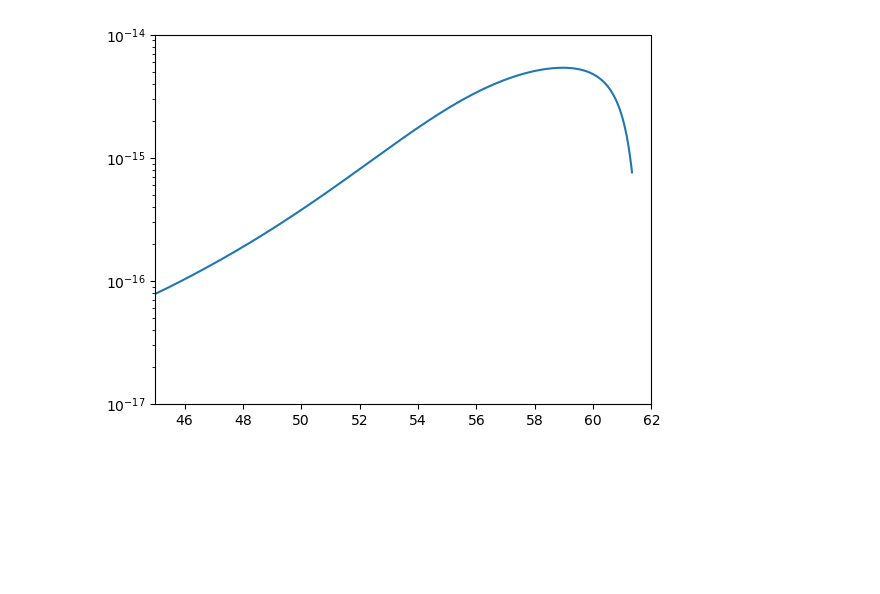
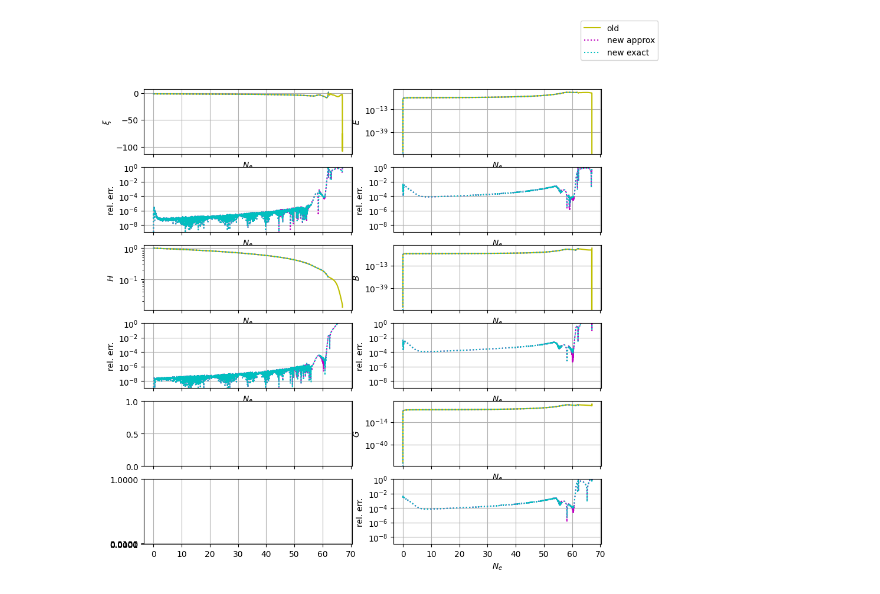
Before and after one commit to richard-von-eckardstein/GEFF, a Jupyter notebook: ClassingItUp.ipynb, the cells around one changed output. Saved outputs shown, nothing was run; the diff lists cells and outputs as text; code cells hidden in the pictures; blank space fills up the shorter version.

```diff
--- a/ClassingItUp.ipynb
+++ b/ClassingItUp.ipynb
@@ -1 +15,15 @@
+# %%
+def PlotComp(ax1, ax2, N, Y, Nref, Yref, col="k:", label=None, interp="lin"):
+    ax1.plot(N, Y, col, label=label)
+    ax1.set_xlabel(r"$N_e$")
+    if interp=="cubic":
+        spl = CubicSpline(N, Y)
+        ax2.plot(Nref, abs(spl(Nref)/Yref-1), col)
+    else:
+        spl = np.interp(Nref, N, Y)
+        ax2.plot(Nref, abs(spl/Yref-1), col)
+    ax2.set_yscale("log")
+    ax2.set_ylabel("rel. err.")
+    ax2.set_xlabel(r"$N_e$")
+    return
 # %%
@@ -506,7 +552,8 @@ Mpl = 1
 M = 6e-6*Mpl
 phi0 = 15.55*Mpl #in Pl units
 dphidt0 = -np.sqrt(2/3)*M*Mpl
-ntr = 56
-SE = "mix"
+ntr = 55
+SE = None
 dic = {"phi":phi0, "dphi":dphidt0, "delta":1., "rhoChi":0.}
 G = GEF(alpha, beta, Mpl, dic, M, ntr, SE, approx=True)
+F = GEF(alpha, beta, Mpl, dic, M, ntr, SE, approx=False)
@@ -519,8 +595,67 @@ Elapsed time: 52.0222 seconds
 # %%
-G.Unitful()
+fig, ax = plt.subplots(6,2, figsize=(10,10), sharex=True)
 
-plt.plot(G.vals["N"], 0.5*G.vals["E"])
-plt.yscale("log")
-plt.xlim(45, 62)
-plt.ylim(1e-17, 1e-14)
+
+ax[0,0].plot(N4, xi4, "y-", label="old")
+PlotComp(ax[0,0], ax[1,0], N1, xi1, N4, xi4, col="m:", label="new approx")
+PlotComp(ax[0,0], ax[1,0], N2, xi2, N4, xi4, col="c:", label="new exact")
+#ax[0,0].set_yscale("log")
+ax[0,0].set_ylabel(r"$\xi$")
+
+ax[2,0].plot(N4, H4, "y-")
+PlotComp(ax[2,0], ax[3,0], N1, H1, N4, H4, col="m:")
+PlotComp(ax[2,0], ax[3,0], N2, H2, N4, H4, col="c:")
+ax[2,0].set_ylabel(r"$H$")
+ax[2,0].set_yscale("log")
+
+"""ax[4,0].plot(N4, rhoChi4, "y-")
+PlotComp(ax[4,0], ax[5,0], N1, rhoChi1, N4, rhoChi4, col="m:")
+PlotComp(ax[4,0], ax[5,0], N2, rhoChi2, N4, rhoChi4, col="c:")
+ax[4,0].set_ylabel(r"$\rho_\chi$")
+ax[4,0].set_yscale("log")"""
+
+ax[0,1].plot(N4, E4, "y-")
+PlotComp(ax[0,1], ax[1,1], N1, E1, N4, E4, col="m:")
+PlotComp(ax[0,1], ax[1,1], N2, E2, N4, E4, col="c:")
+ax[0,1].set_ylabel(r"$E$")
+ax[0,1].set_yscale("log")
+
+ax[2,1].plot(N4, B4, "y-")
+PlotComp(ax[2,1], ax[3,1], N1, B1, N4, B4, col="m:")
+PlotComp(ax[2,1], ax[3,1], N2, B2, N4, B4, col="c:")
+ax[2,1].set_ylabel(r"$B$")
+ax[2,1].set_yscale("log")
+
+ax[4,1].plot(N4, abs(G4), "y-")
+PlotComp(ax[4,1], ax[5,1], N1, abs(G1), N4, abs(G4), col="m:")
+PlotComp(ax[4,1], ax[5,1], N2, abs(G2), N4, abs(G4), col="c:")
+ax[4,1].set_ylabel(r"$G$")
+ax[4,1].set_yscale("log")
+
+lines_labels = [ax[0,0].get_legend_handles_labels()]
+lines, labels = [sum(lol, []) for lol in zip(*lines_labels)]
+fig.legend(lines, labels)
+
+a = np.arange(0, 9, 2)
+for i in range(3):
+    ax[2*i+1,0].set_ylim(10.**(-9), 10**(0))
+    ax[2*i+1,0].set_yticks(10.**(-a))
+
+    ax[2*i+1,1].set_ylim(10.**(-9), 10**(0))
+    ax[2*i+1,1].set_yticks(10.**(-a))
+
+#ax[0,0].set_ylim(-0.5,10)
+#ax[2,0].set_ylim(-4.5e-6,1e-6)
+#ax[4,0].set_ylim(-20,20)
+#ax[4,0].set_ylim(1e7, 2e18)
+
+"""ax[0,1].set_ylim(1e-16, 1e-13)
+ax[2,1].set_ylim(1e-16, 2e-14)
+ax[4,1].set_ylim(1e-16, 2e-14)
+ax[4,0].set_ylim(1e-16, 1e-13)"""
+
+for ax in fig.axes:
+    ax.grid(True)
+    #ax.set_xlim(52, 61.4)
+plt.show()
 # %% [output]
@@ -529 +662 @@ Already Unitful
-[figure, old version]
+[figure, new version]
```
Also changed, not shown: parts of 12 cells of this notebook, 1 other file.
